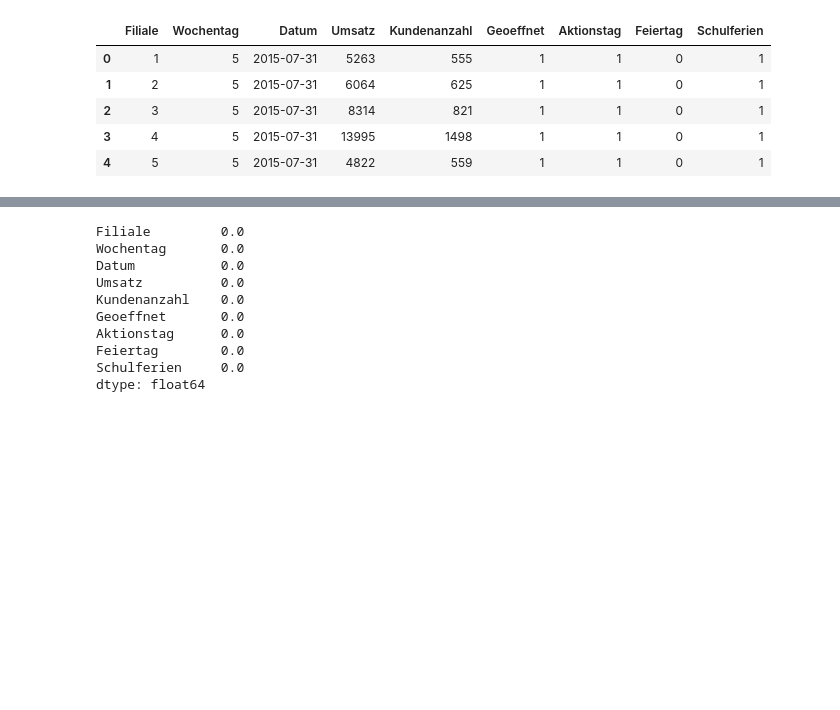
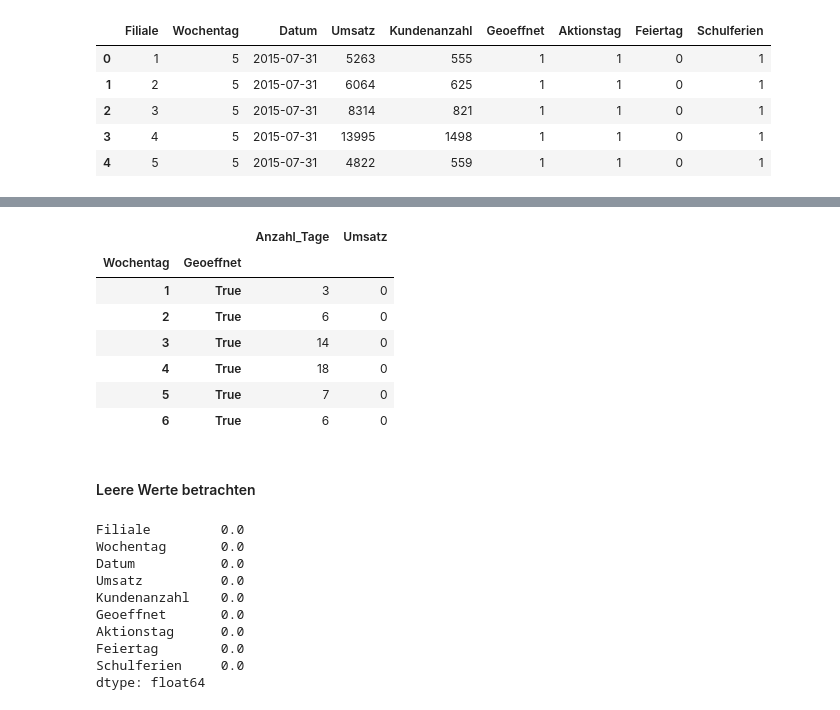
Before and after one commit to AliceKitchkin/Forecasting-Rossmann-Store-Sales, a Jupyter notebook: Forecasting_Notebook.ipynb, the cells around one changed output, grey strips where cells are left out. Saved outputs shown, nothing was run; the diff lists cells and outputs as text; code cells hidden in the pictures; blank space fills up the shorter version.

```diff
--- a/Forecasting_Notebook.ipynb
+++ b/Forecasting_Notebook.ipynb
@@ -124,3 +204,21 @@ display(pd.concat([dtypes, describe]))
+# %%
+kein_umsatz_geoeffnet_grouped = kein_umsatz_geoeffnet.groupby(["Wochentag", "Geoeffnet"]).agg(
+    Anzahl_Tage=('Umsatz', 'size'),   # Anzahl der Zeilen
+    Umsatz=('Umsatz', 'sum')     # Summe der Umsätze
+)
+
+kein_umsatz_geoeffnet_grouped
+# %% [output]
+|  |  | Anzahl_Tage | Umsatz |
+| Wochentag | Geoeffnet |  |  |
+| 1 | True | 3 | 0 |
+| 2 | True | 6 | 0 |
+| 3 | True | 14 | 0 |
+| 4 | True | 18 | 0 |
+| 5 | True | 7 | 0 |
+| 6 | True | 6 | 0 |
+# %% [markdown]
+#### Leere Werte betrachten
 # %%
 round(train.isnull().sum() / train.shape[0] *100, 2) #Prozent
 # %% [output]
```
Also changed, not shown: parts of 19 cells of this notebook.
